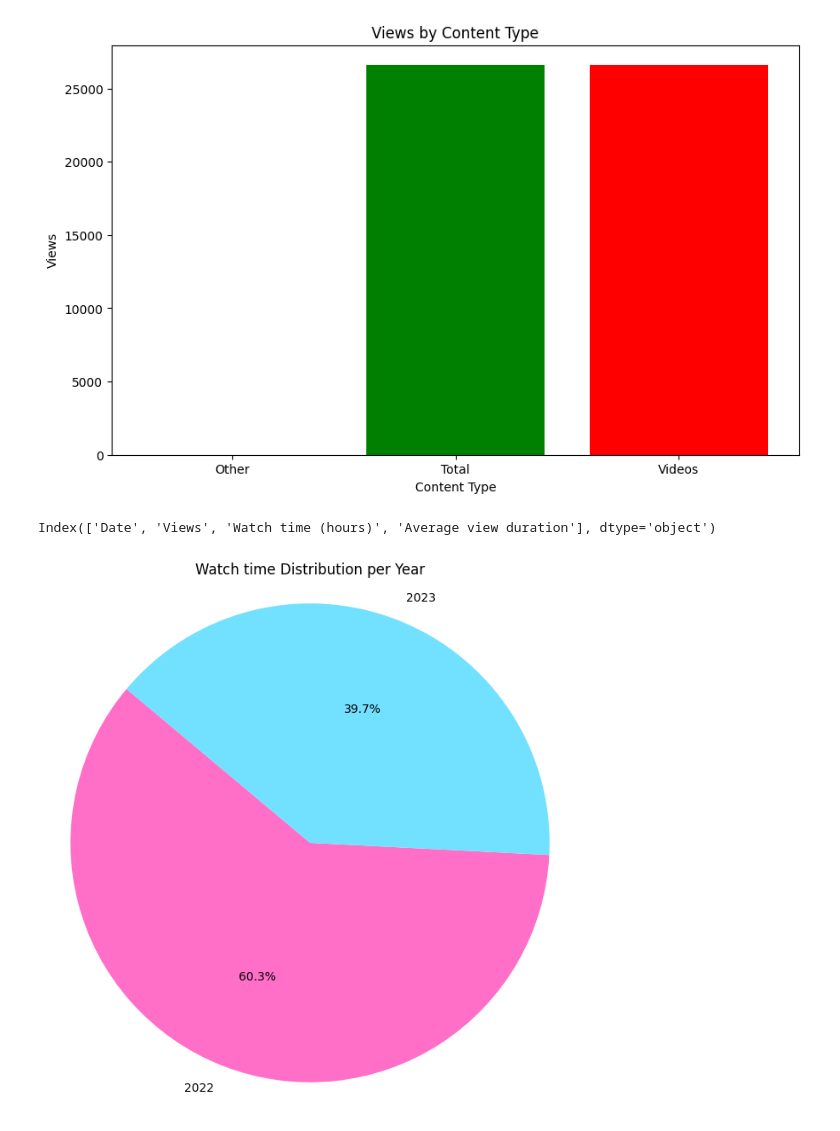
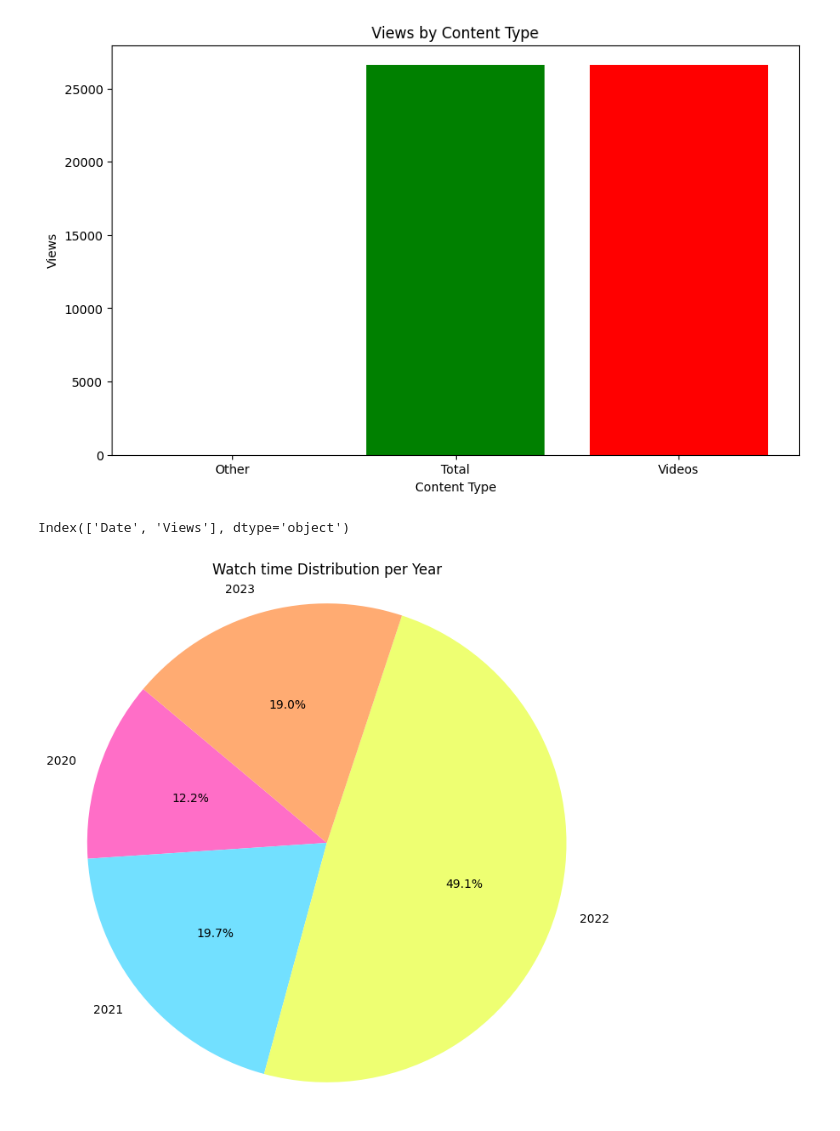
Before and after one commit to 10Academy-Group-13/Redash-Youtube-Data-Exploration, a Jupyter notebook: Notebooks/Visualization .ipynb, the cells around one changed output. Drawn from its saved outputs; the diff is of its cells as text; code cells hidden in the pictures.

Commit message:
Adding Visualzations for better data understanding

```diff
--- a/Notebooks/Visualization .ipynb
+++ b/Notebooks/Visualization .ipynb
@@ -79,12 +79,12 @@ class VisualizationCreator:
         df['Year'] = df['Date'].dt.year
 
         # Group by year and calculate the sum of watch time
-        watch_time_per_year = df.groupby('Year')['Watch time (hours)'].sum().reset_index()
+        watch_time_per_year = df.groupby('Year')['Views'].sum().reset_index()
 
         # Plot pie chart with neon colors
         neon_colors = ['#ff6ec7', '#72e0ff', '#eeff72', '#ffab72', '#b872ff']
         plt.figure(figsize=(8, 8))
-        plt.pie(watch_time_per_year['Watch time (hours)'], labels=watch_time_per_year['Year'], autopct='%1.1f%%', startangle=140, colors=neon_colors)
+        plt.pie(watch_time_per_year['Views'], labels=watch_time_per_year['Year'], autopct='%1.1f%%', startangle=140, colors=neon_colors)
         plt.title('Watch time Distribution per Year')
         plt.axis('equal')  # Equal aspect ratio ensures that pie is drawn as a circle.
         plt.show()
@@ -121,7 +121,7 @@ Views by Content Type:
 2       Videos  26614
 [figure]
 # %%
-viz_creator.create_watch_time_pie_chart("Viewership by Date", "Table data")
+viz_creator.create_watch_time_pie_chart("Viewership by Date", "Totals")
 # %% [output]
-Index(['Date', 'Views', 'Watch time (hours)', 'Average view duration'], dtype='object')
+Index(['Date', 'Views'], dtype='object')
-[figure, old version]
+[figure, new version]
```
